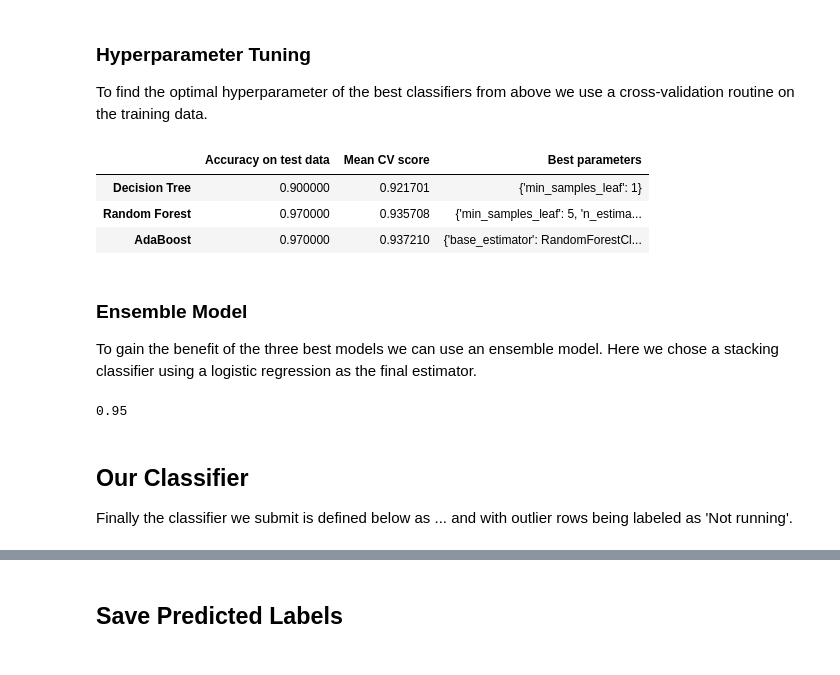
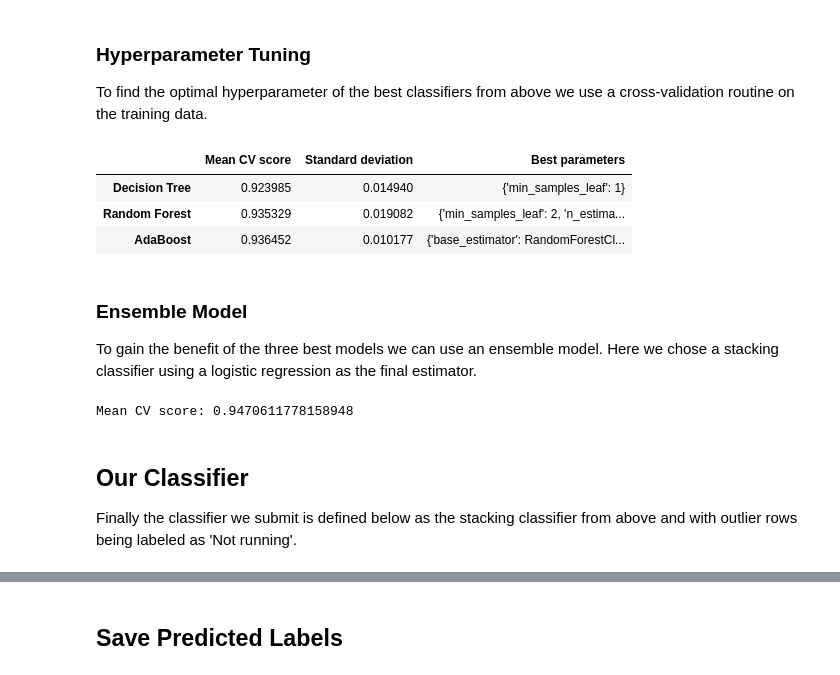
Before and after one commit to maxstollmayer/ML-Challenges, a Jupyter notebook: Challenge-1/Main Notebook.ipynb, the cells around one changed output, grey strips where cells are left out. Cells and saved outputs as stored; diff of their text form; code cells hidden in the pictures.

```diff
--- a/Challenge-1/Main Notebook.ipynb
+++ b/Challenge-1/Main Notebook.ipynb
@@ -259,7 +259,7 @@ from sklearn.ensemble import RandomForestClassifier, AdaBoostClassifier
 from sklearn.neural_network import MLPClassifier
 from sklearn.naive_bayes import GaussianNB
 
-rng = np.random.RandomState(0) # locks the randomness
+rng = np.random.RandomState(42) # locks the randomness
 
 classifiers = {
     "Simple":            SimpleClassifier(),
@@ -283,9 +283,9 @@ comparisonTable = pd.DataFrame()
 
 for name, clf in classifiers.items():
     cvScores = cross_val_score(clf, trainData, trainLabels, cv=cvSplit, scoring="accuracy")
-    comparisonTable.loc[name, "Mean score"] = cvScores.mean()
+    comparisonTable.loc[name, "Mean CV score"] = cvScores.mean()
     comparisonTable.loc[name, "Standard deviation"] = cvScores.std()
 
-comparisonTable.style.highlight_max("Mean score")
+comparisonTable.style.highlight_max("Mean CV score")
 # %% [output]
 |  | Mean score | Standard deviation |
@@ -309,35 +309,35 @@ To find the optimal hyperparameter of the best classifiers from above we use a c
 # %%
 from sklearn.model_selection import GridSearchCV
 
 tuning = {
     "Decision Tree": (DecisionTreeClassifier(random_state=rng),
                       {"min_samples_leaf": [1, 2, 5, 10]}),
     "Random Forest": (RandomForestClassifier(random_state=rng),
                       {"n_estimators": [10, 50, 100], "min_samples_leaf": [1, 2, 5, 10]}),
     "AdaBoost":      (AdaBoostClassifier(random_state=rng),
                       {"n_estimators": [10, 50, 100],
                        "base_estimator": [DecisionTreeClassifier(random_state=rng),
                                           RandomForestClassifier(random_state=rng)]})
 }
 
 tuningTable = pd.DataFrame()
 bestEstimators = []
 
 for name, (clf, parameter) in tuning.items():
     gridClf = GridSearchCV(clf, parameter, cv=cvSplit)
     gridClf.fit(trainData, trainLabels)
     bestClf = gridClf.best_estimator_
     bestEstimators.append((name, bestClf))
-    tuningTable.loc[name, "Accuracy on test data"] = bestClf.score(testData, testLabels)
     tuningTable.loc[name, "Mean CV score"] = gridClf.best_score_
+    tuningTable.loc[name, "Standard deviation"] = gridClf.cv_results_["std_test_score"][gridClf.best_index_]
     tuningTable.loc[name, "Best parameters"] = str(gridClf.best_params_)
 
-tuningTable.style.highlight_max(["Accuracy on test data", "Mean CV score"])
+tuningTable.style.highlight_max("Mean CV score")
 # %% [output]
-|  | Accuracy on test data | Mean CV score | Best parameters |
-| Decision Tree | 0.900000 | 0.921701 | {'min_samples_leaf': 1} |
-| Random Forest | 0.970000 | 0.935708 | {'min_samples_leaf': 5, 'n_estima... |
-| AdaBoost | 0.970000 | 0.937210 | {'base_estimator': RandomForestCl... |
+|  | Mean CV score | Standard deviation | Best parameters |
+| Decision Tree | 0.923985 | 0.014940 | {'min_samples_leaf': 1} |
+| Random Forest | 0.935329 | 0.019082 | {'min_samples_leaf': 2, 'n_estima... |
+| AdaBoost | 0.936452 | 0.010177 | {'base_estimator': RandomForestCl... |
 # %% [markdown]
 ### Ensemble Model
 To gain the benefit of the three best models we can use an ensemble model. Here we chose a stacking classifier using a logistic regression as the final estimator.
@@ -346,10 +346,9 @@ from sklearn.ensemble import StackingClassifier
 from sklearn.linear_model import LogisticRegression
 
 stackClf = StackingClassifier(estimators=bestEstimators, final_estimator=LogisticRegression(random_state=rng))
-stackClf.fit(trainData, trainLabels)
-stackClf.score(testData, testLabels)
+print("Mean CV score:", cross_val_score(stackClf, trainData, trainLabels, cv=cvSplit, scoring="accuracy").mean())
 # %% [output]
-0.95
+Mean CV score: 0.9470611778158948
 # %% [markdown]
 ## Our Classifier
-Finally the classifier we submit is defined below as ... and with outlier rows being labeled as 'Not running'.
+Finally the classifier we submit is defined below as the stacking classifier from above and with outlier rows being labeled as 'Not running'.
```
Also changed, not shown: parts of 10 cells of this notebook, 6 other files.
